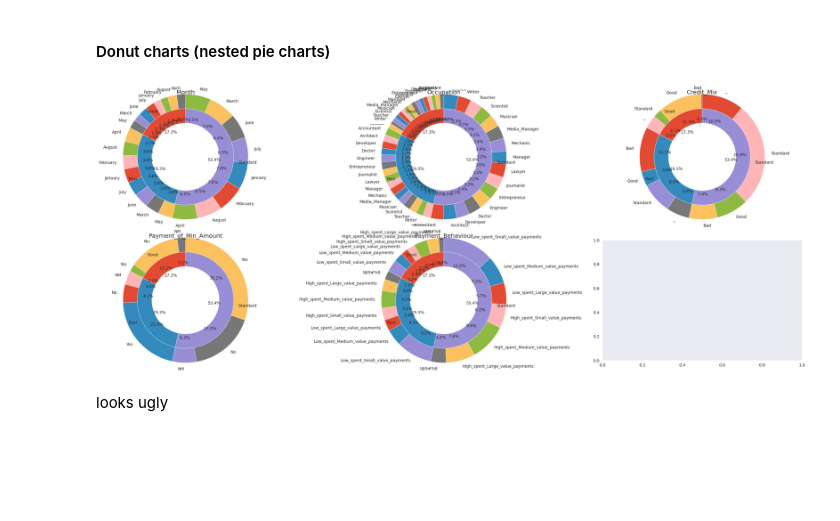
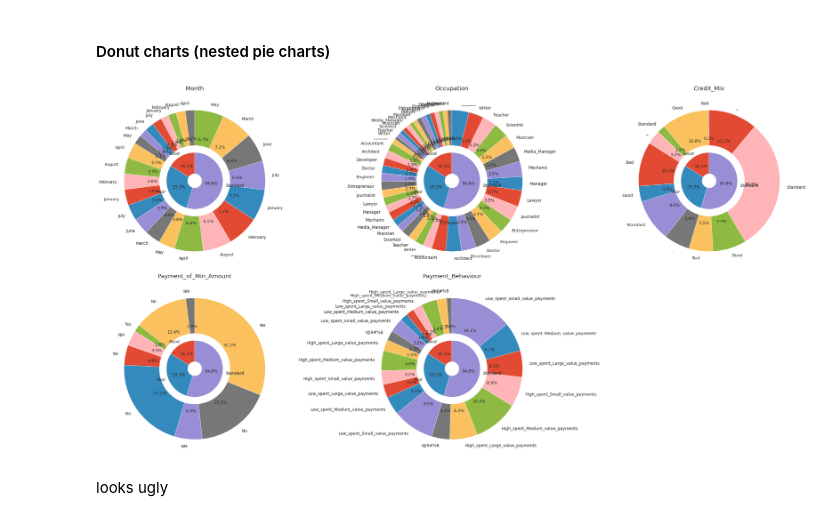
Before and after one commit to ruzanovad/dataset-sessions, a Jupyter notebook: credit-score/eda/credit-score.ipynb, the cells around one changed output. Saved outputs shown, nothing was run; the diff lists cells and outputs as text; code cells hidden in the pictures; blank space fills up the shorter version.

Commit message:
feat: added plotting functions

```diff
--- a/credit-score/eda/credit-score.ipynb
+++ b/credit-score/eda/credit-score.ipynb
@@ -307,0 +343,21 @@ This box plot shows that there are many outliers (points outside the whiskers),
+# %%
+def remove_outliers_all_columns(df, columns):
+    # Calculate Q1 (25th percentile) and Q3 (75th percentile) for all specified columns
+    Q1 = df[columns].quantile(0.25)
+    Q3 = df[columns].quantile(0.75)
+
+    # Calculate the Interquartile Range (IQR) for each column
+    IQR = Q3 - Q1
+
+    # Define the lower and upper bounds for outliers
+    lower_bound = Q1 - 1.5 * IQR
+    upper_bound = Q3 + 1.5 * IQR
+
+    # Apply the filter: keep rows that are within the bounds for all columns
+    filtered_df = df[~((df[columns] < lower_bound) | (df[columns] > upper_bound)).any(axis=1)]
+
+    return filtered_df
+
+# Example usage
+train_df = remove_outliers_all_columns(train_df, number_columns)
+train_df.head()
@@ -387,36 +460,37 @@ pie_data = train_df[
 inner_group = pie_data.groupby('Credit_Score').size().reset_index(name='counts')
 inner_labels = inner_group['Credit_Score']
 inner_sizes = inner_group['counts']
 
 # Define the outer layers (columns other than 'Credit_Score')
 outer_columns = ["Month", "Occupation", "Credit_Mix", "Payment_of_Min_Amount", "Payment_Behaviour"]
 
 nrows = 2
 ncols = 3
 
-fig, axes = plt.subplots(nrows, ncols, figsize=(25, 10))
+fig, axes = plt.subplots(nrows, ncols, figsize=(25, 13))
 
 for i, column in enumerate(outer_columns):
     outer_group = pie_data.groupby(['Credit_Score', column]).size().reset_index(name='counts')
 
     row = i // ncols
     col = i % ncols
 
     # Create the outer labels and sizes based on the groups
     outer_labels = outer_group[column]
     outer_sizes = outer_group['counts']
 
     # Create the donut chart
-    axes[row, col].pie(inner_sizes, labels=inner_labels, radius=1, wedgeprops=dict(width=0.3, edgecolor='w'), autopct="%1.1f%%", startangle=90)
-    axes[row, col].pie(outer_sizes, labels=outer_labels, radius=1.3, wedgeprops=dict(width=0.3, edgecolor='w'), autopct="%1.1f%%", startangle=90)
+    axes[row, col].pie(inner_sizes, labels=inner_labels, radius=0.4, wedgeprops=dict(width=0.3, edgecolor='w'), autopct="%1.1f%%", startangle=90)
+    axes[row, col].pie(outer_sizes, labels=outer_labels, radius=1.0, wedgeprops=dict(width=0.5, edgecolor='w'), autopct="%1.1f%%", startangle=90)
 
     # Add title for the outer layer
     axes[row, col].set_title(column)
 
+fig.delaxes(axes[1, 2])
 # Adjust layout and show the plot
 plt.tight_layout()
 plt.show()
 # %% [output]
-[figure, old version]
+[figure, new version]
 # %% [markdown]
 looks ugly
```
Also changed, not shown: parts of 26 cells of this notebook.
